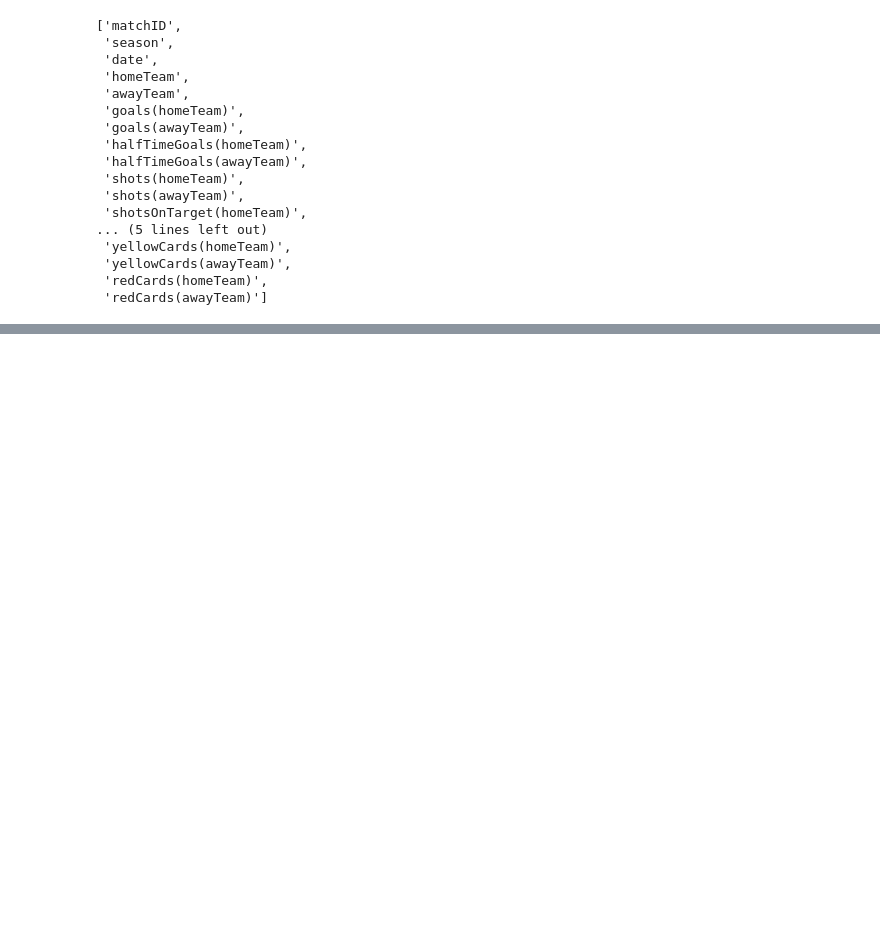
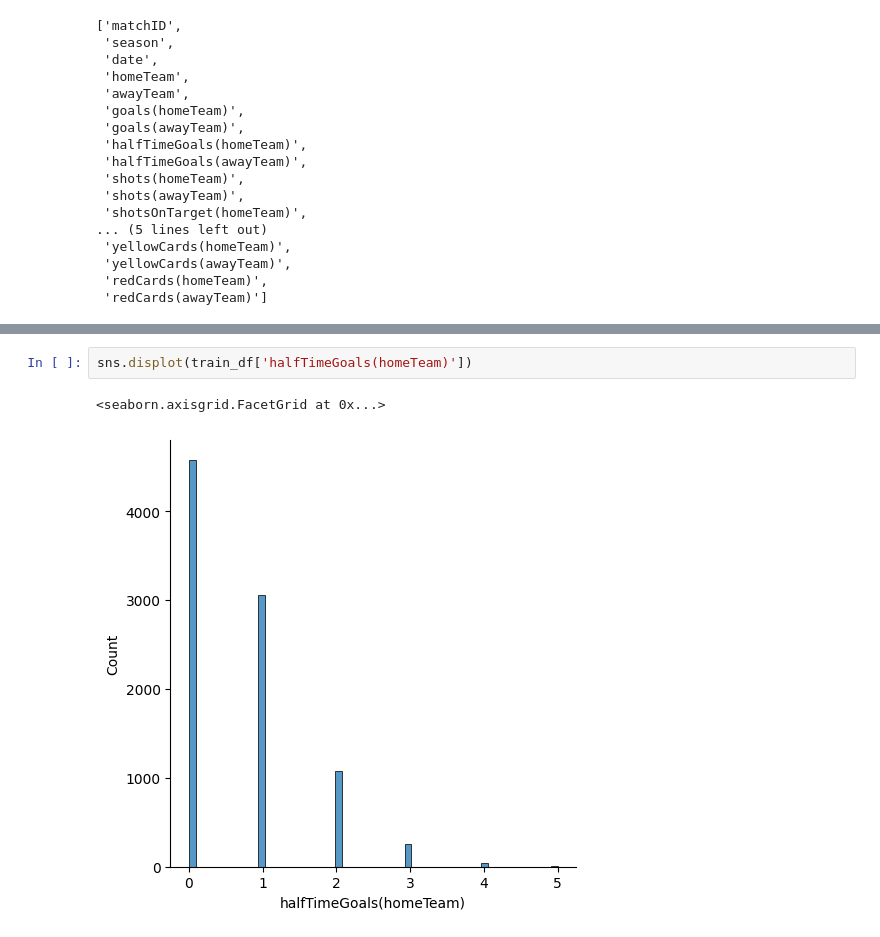
Before and after one commit to Hyeon-kki/DACON, a Jupyter notebook: soccer/EDA/EDA.ipynb, the cells around one changed output, grey strips where cells are left out. Drawn from its saved outputs; the diff is of its cells as text; blank space fills up the shorter version.

```diff
--- a/soccer/EDA/EDA.ipynb
+++ b/soccer/EDA/EDA.ipynb
@@ -217,2 +272,7 @@ col_list
 # %% [output]
 IndentationError: unexpected indent (3485374514.py, line 7)
+# %%
+sns.displot(train_df['halfTimeGoals(homeTeam)'])
+# %% [output]
+<seaborn.axisgrid.FacetGrid at 0x...>
+[figure, added]
```
Also changed, not shown: parts of 15 cells of this notebook, 9 other files.
